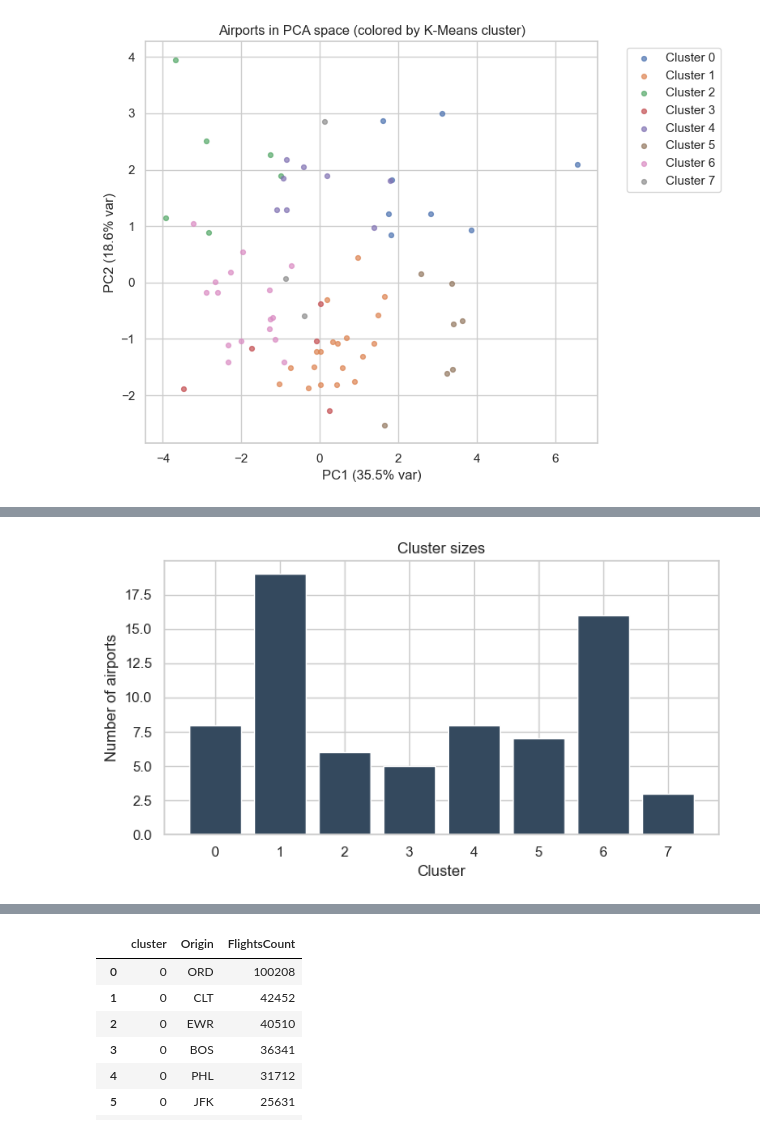
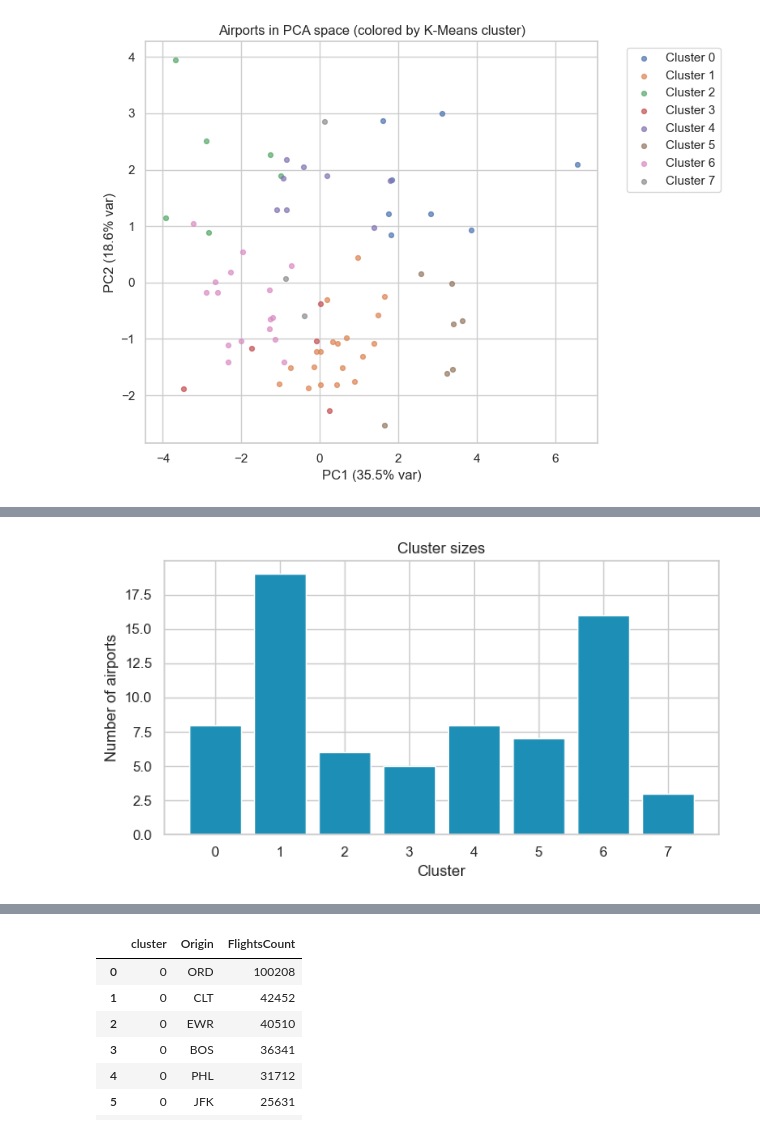
Before and after one commit to zuhrahmoh/Big-Data-Project, a Jupyter notebook: 04_airport_clustering.ipynb, the cells around one changed output, grey strips where cells are left out. Cells and saved outputs as stored; diff of their text form; code cells hidden in the pictures.

```diff
--- a/04_airport_clustering.ipynb
+++ b/04_airport_clustering.ipynb
@@ -246,11 +440,11 @@ plt.show()
 # %%
 vc = airports_model["cluster"].value_counts().sort_index()
 fig, ax = plt.subplots(figsize=(7, 4))
-ax.bar(vc.index.astype(str), vc.values, color="#34495e")
+ax.bar(vc.index.astype(str), vc.values, color="#1d8fb6")
 ax.set_xlabel("Cluster")
 ax.set_ylabel("Number of airports")
 ax.set_title("Cluster sizes")
 plt.tight_layout()
 plt.show()
 # %% [output]
-[figure, old version]
+[figure, new version]
```
Also changed, not shown: parts of 36 cells of this notebook, 3 other files.
